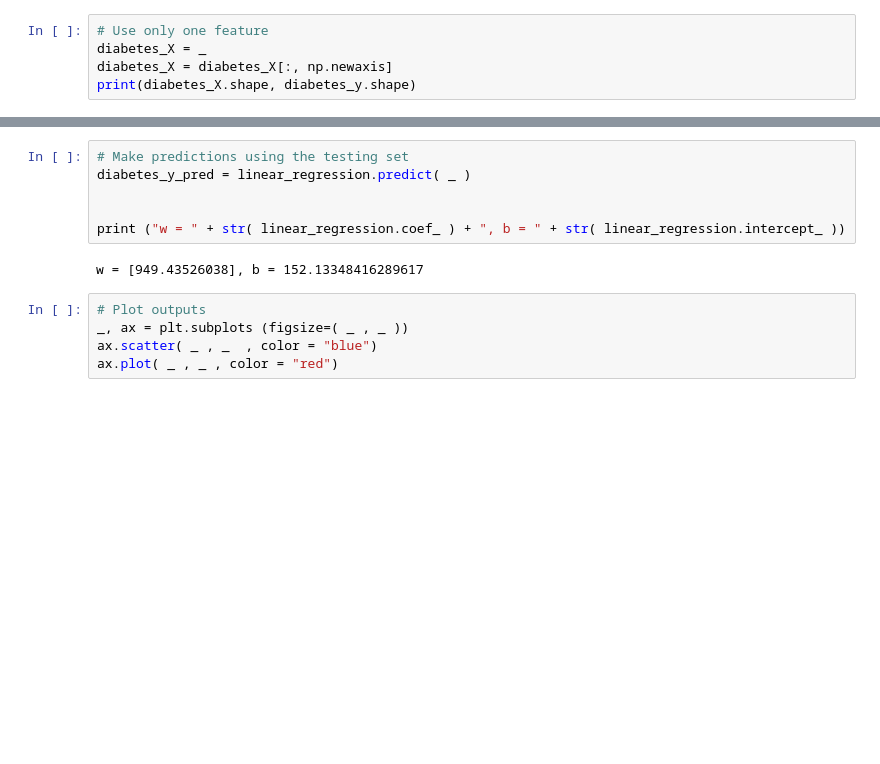
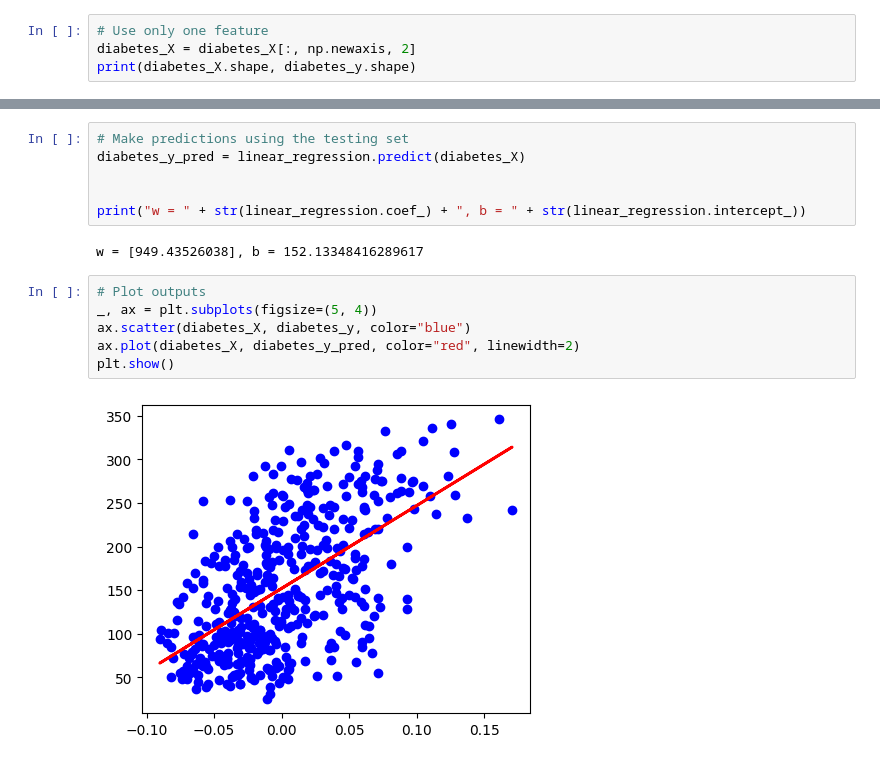
Before and after one commit to yustinbarnet/machine_learning, a Jupyter notebook: Sem_03/Linear_Reg.ipynb, the cells around one changed output, grey strips where cells are left out. Cells and saved outputs as stored; diff of their text form; blank space fills up the shorter version.

```diff
--- a/Sem_03/Linear_Reg.ipynb
+++ b/Sem_03/Linear_Reg.ipynb
@@ -118,5 +120,4 @@ print(diabetes_X.shape, diabetes_y.shape)
 # %%
 # Use only one feature
-diabetes_X = _
-diabetes_X = diabetes_X[:, np.newaxis]
+diabetes_X = diabetes_X[:, np.newaxis, 2]
 print(diabetes_X.shape, diabetes_y.shape)
@@ -129,13 +134,16 @@ linear_regression.fit( diabetes_X , diabetes_y )
 # %%
 # Make predictions using the testing set
-diabetes_y_pred = linear_regression.predict( _ )
+diabetes_y_pred = linear_regression.predict(diabetes_X)
 
 
-print ("w = " + str( linear_regression.coef_ ) + ", b = " + str( linear_regression.intercept_ ))
+print("w = " + str(linear_regression.coef_) + ", b = " + str(linear_regression.intercept_))
 # %% [output]
 w = [949.43526038], b = 152.13348416289617
 # %%
 # Plot outputs
-_, ax = plt.subplots (figsize=( _ , _ ))
-ax.scatter( _ , _  , color = "blue")
-ax.plot( _ , _ , color = "red")
+_, ax = plt.subplots(figsize=(5, 4))
+ax.scatter(diabetes_X, diabetes_y, color="blue")
+ax.plot(diabetes_X, diabetes_y_pred, color="red", linewidth=2)
+plt.show()
+# %% [output]
+[figure, added]
```
Also changed, not shown: parts of 3 cells of this notebook.
